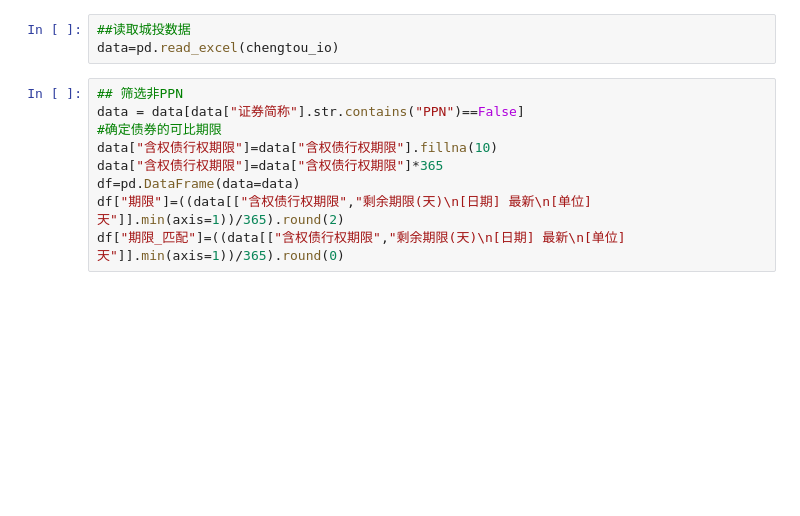
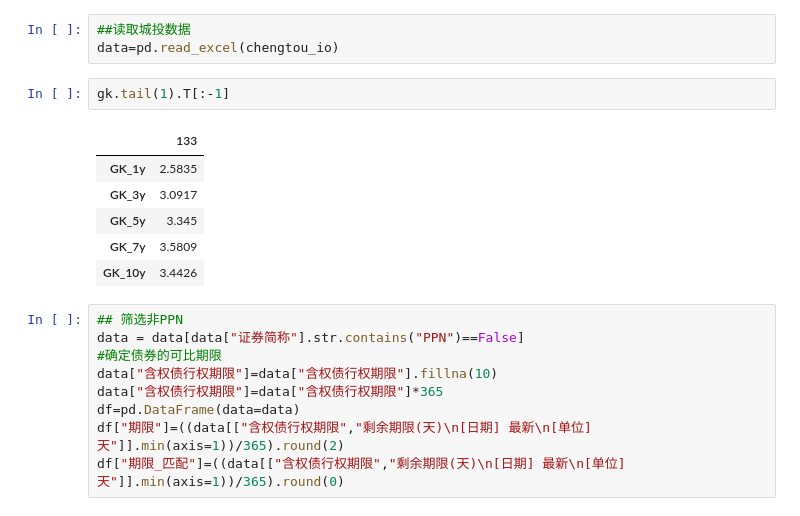
Before and after one commit to 0x-Yolo/Data_Tools, a Jupyter notebook: Credit_Analysis/credit_assistant.ipynb, the cells around one changed output. Cells and saved outputs as stored; diff of their text form; blank space fills up the shorter version.

```diff
--- a/Credit_Analysis/credit_assistant.ipynb
+++ b/Credit_Analysis/credit_assistant.ipynb
@@ -58,6 +77,15 @@ data= pd.read_excel(credit_overall_io,sheet_name="地产债",index_col=0)
 # %%
 ##读取城投数据
 data=pd.read_excel(chengtou_io)
+# %%
+gk.tail(1).T[:-1]
+# %% [output]
+|  | 133 |
+| GK_1y | 2.5835 |
+| GK_3y | 3.0917 |
+| GK_5y | 3.345 |
+| GK_7y | 3.5809 |
+| GK_10y | 3.4426 |
 # %%
 ## 筛选非PPN
 data = data[data["证券简称"].str.contains("PPN")==False]
```
Also changed, not shown: parts of 4 cells of this notebook.
